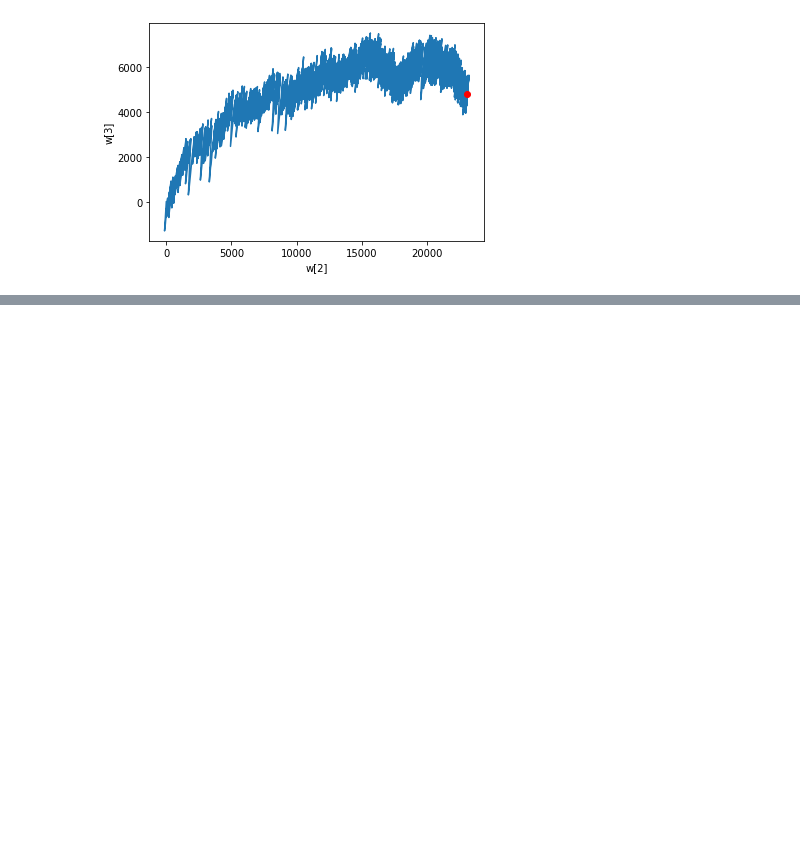
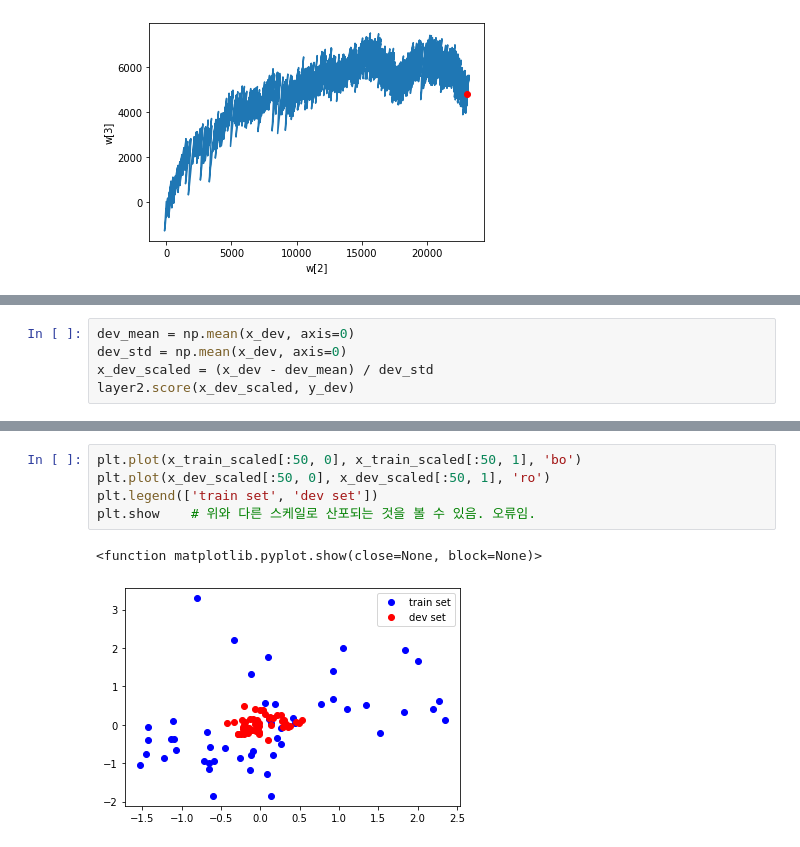
Before and after one commit to joonhyuk/mash-ML, a Jupyter notebook: DoItDeepLearning.ipynb, the cells around one changed output, grey strips where cells are left out. Drawn from its saved outputs; the diff is of its cells as text; blank space fills up the shorter version.

```diff
--- a/DoItDeepLearning.ipynb
+++ b/DoItDeepLearning.ipynb
@@ -567,0 +554,5 @@ plt.show()
+# %%
+dev_mean = np.mean(x_dev, axis=0)
+dev_std = np.mean(x_dev, axis=0)
+x_dev_scaled = (x_dev - dev_mean) / dev_std
+layer2.score(x_dev_scaled, y_dev)
@@ -567,0 +569,8 @@ plt.show()
+# %%
+plt.plot(x_train_scaled[:50, 0], x_train_scaled[:50, 1], 'bo')
+plt.plot(x_dev_scaled[:50, 0], x_dev_scaled[:50, 1], 'ro')
+plt.legend(['train set', 'dev set'])
+plt.show    # 위와 다른 스케일로 산포되는 것을 볼 수 있음. 오류임.
+# %% [output]
+<function matplotlib.pyplot.show(close=None, block=None)>
+[figure, added]
```
Also changed, not shown: parts of 12 cells of this notebook, 1 other file.
